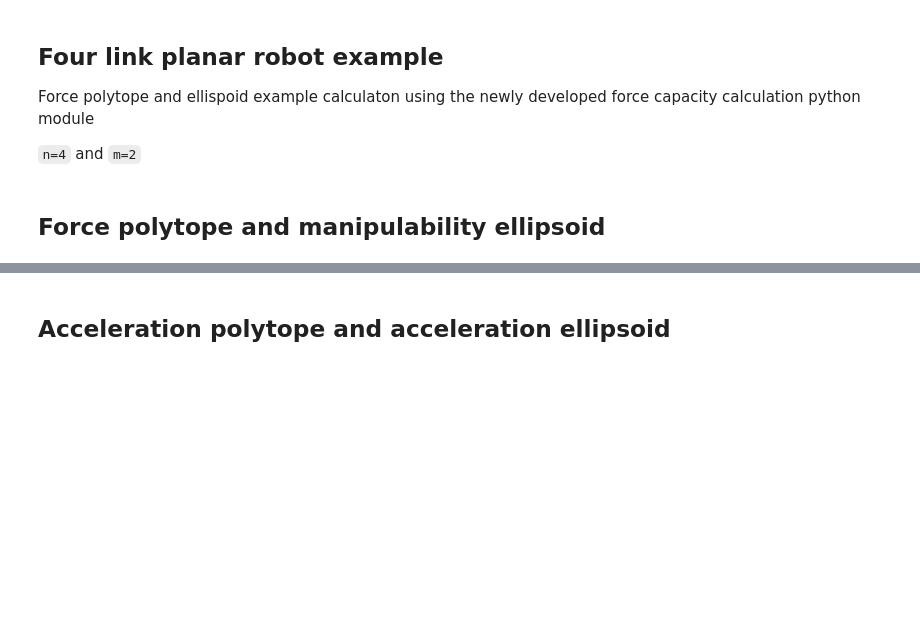
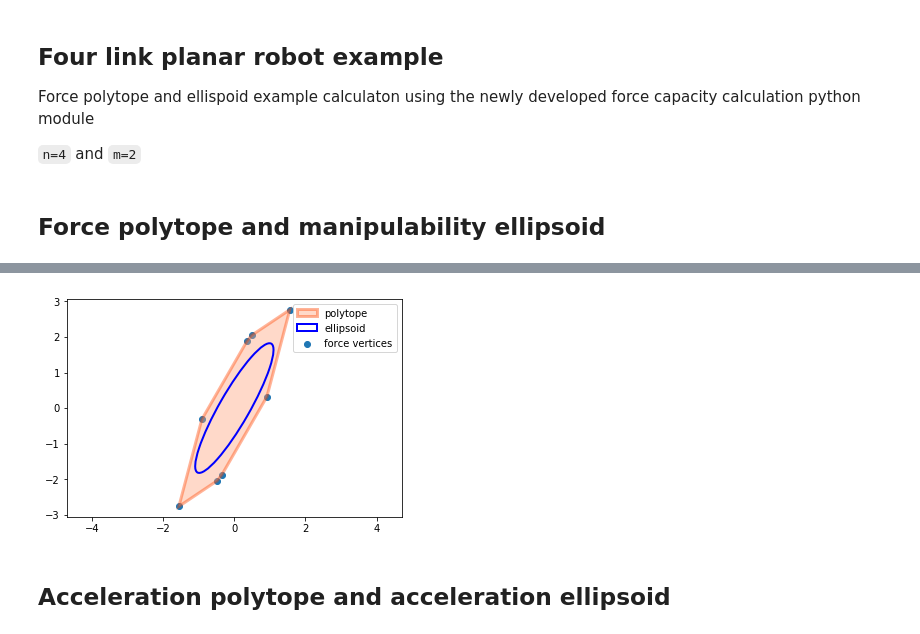
Before and after one commit to auctus-team/pycapacity, a Jupyter notebook: demo_notebook.ipynb, the cells around one changed output, grey strips where cells are left out. Drawn from its saved outputs; the diff is of its cells as text; code cells hidden in the pictures; blank space fills up the shorter version.

```diff
--- a/demo_notebook.ipynb
+++ b/demo_notebook.ipynb
@@ -79,8 +86,7 @@ f_vert, faces = capacity.force_polytope_withfaces(J,tau_min,tau_max)
 S,U = capacity.force_ellipsoid(J, tau_max)
 # %%
 # visualise polytope ellispoid
-%matplotlib notebook
-fig = plt.figure(10)
+fig = plt.figure(12)
 ax = fig.gca()
 plt.scatter(f_vert[0,:],f_vert[1,:], label="force vertices")
 plt.fill(faces[0][0,:],faces[0][1,:], alpha=0.4, facecolor='lightsalmon', edgecolor='orangered', linewidth=3,label='polytope')
@@ -96,3 +100,4 @@ plt.show()
+[figure, added]
 # %% [markdown]
 ## Acceleration polytope and acceleration ellipsoid
 # %%
```
Also changed, not shown: parts of 6 cells of this notebook.
